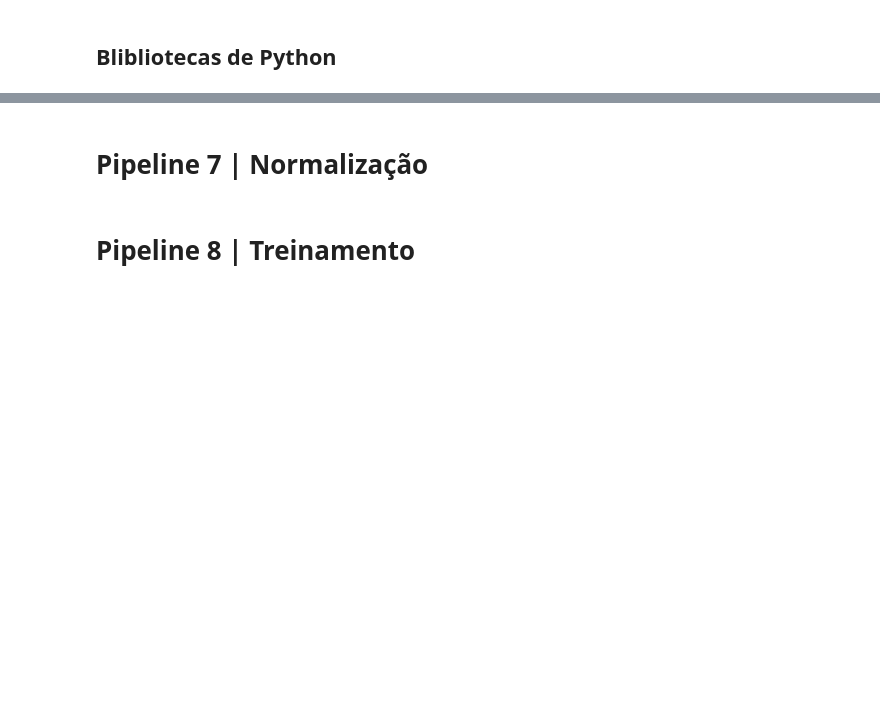
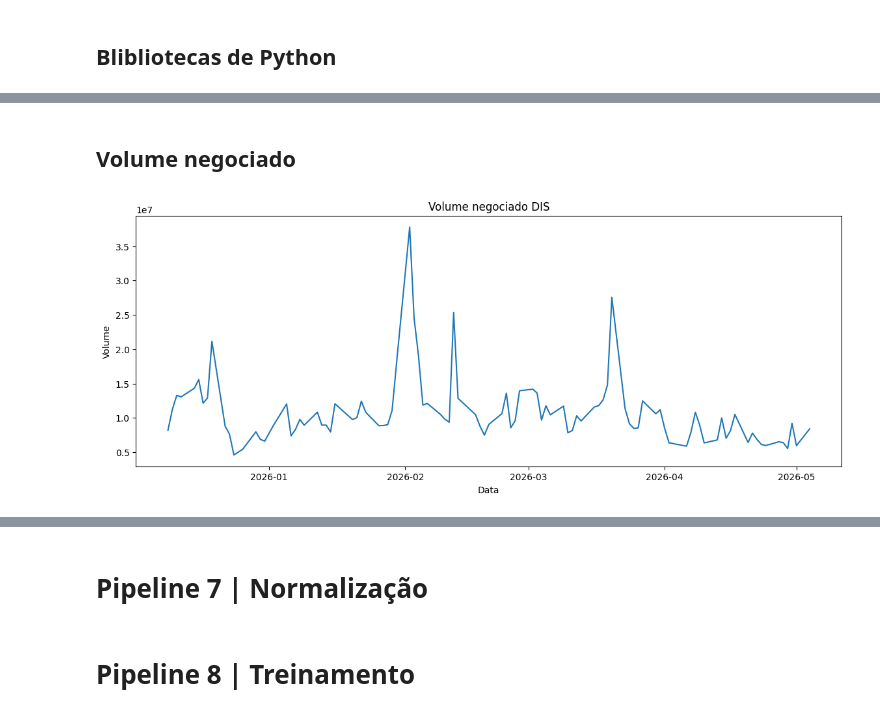
Before and after one commit to Pedro4Albuquerque/09-DIS-Disney-Dire-o-de-Volume, a Jupyter notebook: PepilinesDisney2.ipynb, the cells around one changed output, grey strips where cells are left out. Drawn from its saved outputs; the diff is of its cells as text; code cells hidden in the pictures; blank space fills up the shorter version.

```diff
--- a/PepilinesDisney2.ipynb
+++ b/PepilinesDisney2.ipynb
@@ -44,0 +143,14 @@ base_dis.head()
+# %% [markdown]
+## Volume negociado
+# %%
+plt.figure(figsize=(14,5))
+
+plt.plot(base_dis.index, base_dis["Volume"])
+
+plt.title("Volume negociado DIS")
+plt.xlabel("Data")
+plt.ylabel("Volume")
+
+plt.show()
+# %% [output]
+[figure, added]
```
Also changed, not shown: parts of 57 cells of this notebook.
